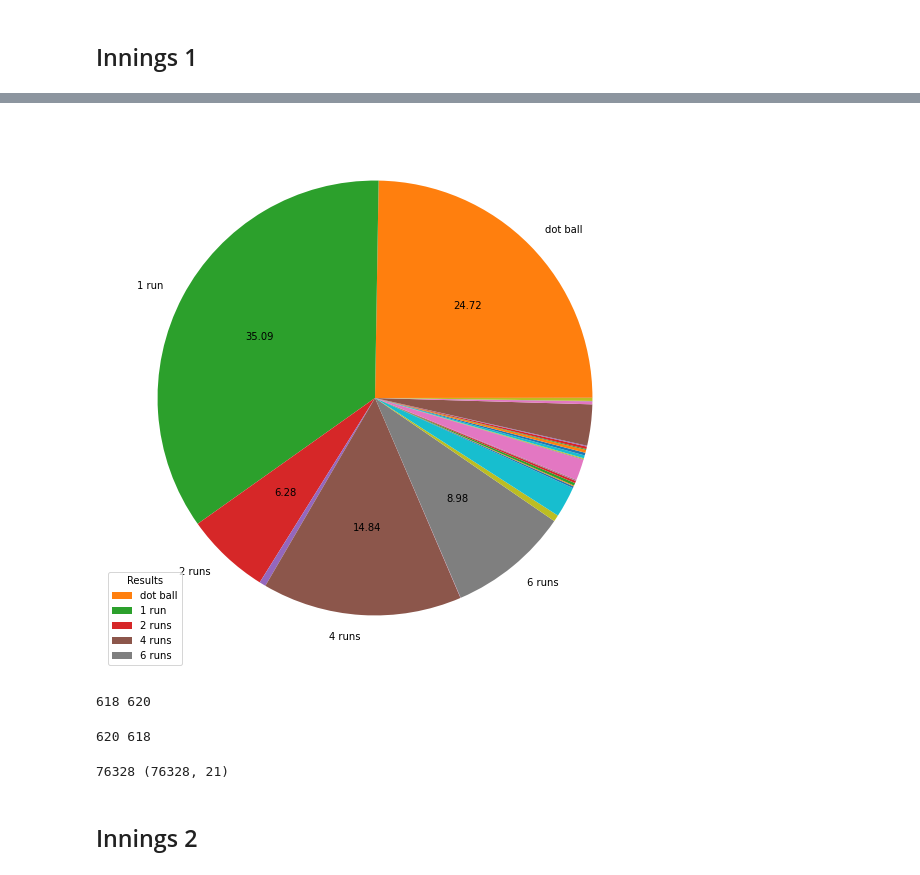
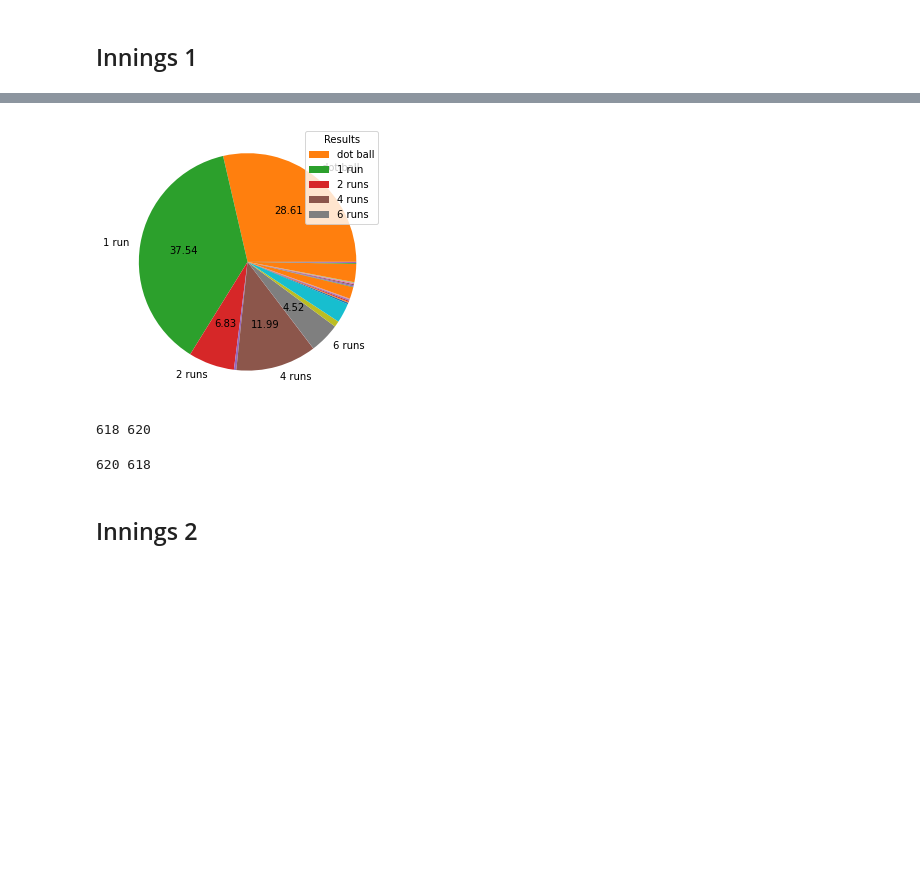
Before and after one commit to AravindM2803/IPL-Simulator, a Jupyter notebook: iplsim/Simulate.ipynb, the cells around one changed output, grey strips where cells are left out. Cells and saved outputs as stored; diff of their text form; code cells hidden in the pictures; blank space fills up the shorter version.

```diff
--- a/iplsim/Simulate.ipynb
+++ b/iplsim/Simulate.ipynb
@@ -13,14 +13,18 @@ import numpy as np
 from tqdm import tqdm
 from Utils.helper import *
 from Utils.sample_squads import *
+# %%
+thresh = 3
+def my_autopct(pct):
+    return ('%.2f' % pct) if pct >= thresh else ''
 # %%
-model_inn_1 = tf.keras.models.load_model('Models\\Inn1_SimpleRNN_0to10.h5')
-model_inn_2 = tf.keras.models.load_model('Models\\Inn2_SimpleRNN_10_densefinal.h5')
+# model_inn_1 = tf.keras.models.load_model('Models\Inn1-NewSimpleRNN-ep20to50\cp-0030.h5')
+model_inn_2 = tf.keras.models.load_model('Models\Inn2-NewSimpleRNN-ep20to40\cp-0020.h5')
 # %% [markdown]
 ## Innings 1
 # %%
 inn1_df = pd.DataFrame(columns=BF_Cols)
-inn1 = Innings(CSK_Squad[0], RCB_Squad[1], CSK_Squad[0][0], RCB_Pitch, 1, inn1_df)
-inn1.simulate_inning(model_inn_1)
+inn1 = Innings(RCB_Squad[0], CSK_Squad[1], CSK_Squad[0][0], MI_Pitch, 1, inn1_df)
+target = inn1.simulate_inning(model_inn_1)
 display_batting_table(inn1)
 # %% [output]
@@ -70,7 +77,3 @@ Extras: 8
-# %%
-thresh = 5
-def my_autopct(pct):
-    return ('%.2f' % pct) if pct >= thresh else ''
 # %%
 res_dist = {}
 tot = inn1.inn_progress_df.shape[0]
@@ -91,22 +94,25 @@ plt.show()
 # %%
 res_dist = {}
-df = batting_first[batting_first["Total"] >= 200]
-df = df[df["Total"] <= 300]
+score = target - 1
+start_score = score - 10
+end_score = score + 10
+df = batting_first[batting_first["Total"] >= start_score]
+df = df[df["Total"] <= end_score]
 tot = df.shape[0]
 for res in (df["Result"]):
     if res in res_dist:
         res_dist[res] += 1
     else:
         res_dist[res] = 1
 labels = [res_to_string[i] if res_dist[i]/tot*100 >= thresh else ''
           for i in sorted(res_dist)]
 plt.pie([res_dist[i] for i in sorted(res_dist)], labels=labels, autopct=my_autopct)
 plt.legend(title = "Results")
 fig = plt.gcf()
-fig.set_size_inches(10, 10)
+fig.set_size_inches(5, 5)
 plt.show()
 # %% [output]
-[figure, old version]
+[figure, new version]
 # %%
 chasing = pd.read_csv("Data/Chasing.csv")
 ret_chasing = []
@@ -151,7 +157,6 @@ for ind, row in tqdm(batting_first.iterrows(), ncols=80, total=batting_first.sha
         match_count += 1
     target_col.append(total[match_count])
     prev = curr
-print(len(target_col), batting_first.shape)
+batting_first["Total"] = target_col
 # %% [output]
 620 618
-76328 (76328, 21)
```
Also changed, not shown: parts of 4 cells of this notebook, 1 other file.
